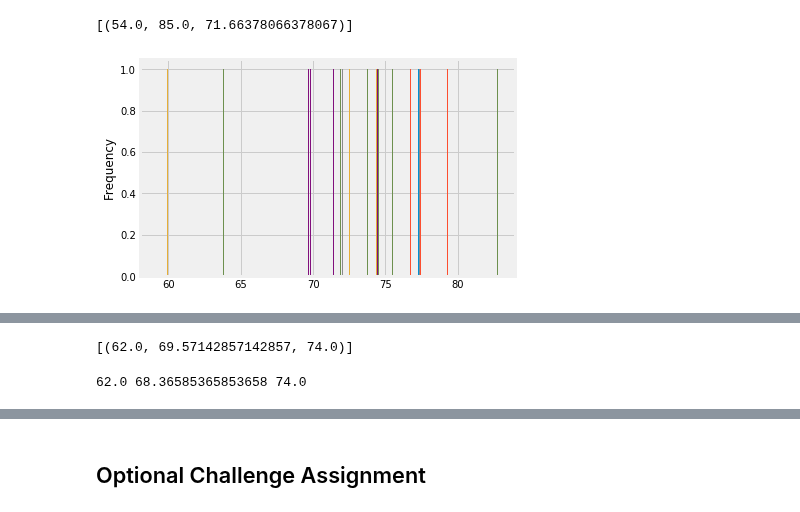
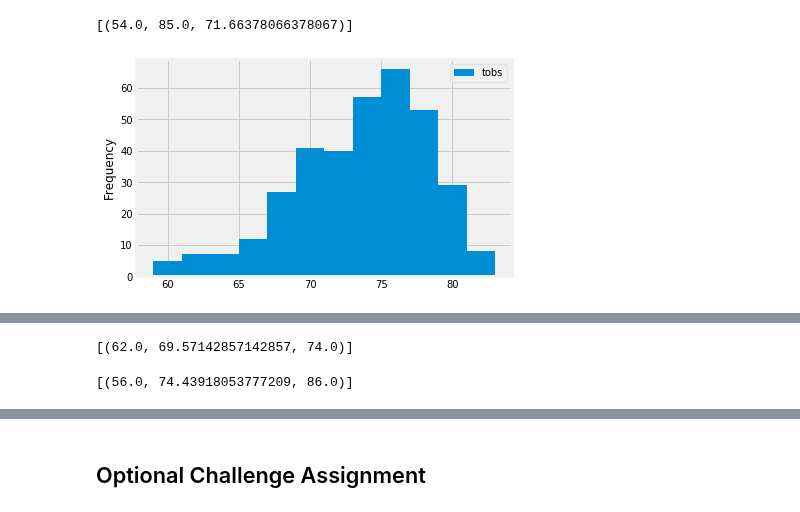
Before and after one commit to nagaraj9b/SQLAlchemy_homework, a Jupyter notebook: climate_starter.ipynb, the cells around one changed output, grey strips where cells are left out. Saved outputs shown, nothing was run; the diff lists cells and outputs as text; code cells hidden in the pictures.

```diff
--- a/climate_starter.ipynb
+++ b/climate_starter.ipynb
@@ -132,16 +133,16 @@ session.query(func.min(Measurement.tobs),func.max(Measurement.tobs),func.avg(Mea
 # %%
 # Choose the station with the highest number of temperature observations.
 # Query the last 12 months of temperature observation data for this station
 # and plot the results as a histogram
 
 USC00519281_temp = session.query(Measurement.tobs).\
     filter(Measurement.date > query_date).filter(Measurement.station == 'USC00519281') .all()
 USC00519281_df = pd.DataFrame(USC00519281_temp,columns=['tobs'])
-plt.hist(USC00519281_df,bins=12)
+USC00519281_df.plot.hist(bins=12)
 plt.ylabel('Frequency')
 plt.show()
 # %% [output]
-[figure, old version]
+[figure, new version]
 # %% [markdown]
 ![precipitation](Images/station-histogram.png)
 # %%
@@ -168,8 +169,15 @@ print(calc_temps('2012-02-28', '2012-03-05'))
 # %%
 # Use your previous function `calc_temps` to calculate the tmin, tavg, and tmax
 # for your trip using the previous year's data for those same dates.
+
+startdate = query_date
+enddate = startdate - dt.timedelta(days=365)
+
+
+calctemps_temp =calc_temps(enddate, startdate)
+calctemps_temp
 # %% [output]
-62.0 68.36585365853658 74.0
+[(56.0, 74.43918053777209, 86.0)]
 # %%
 # Plot the results from your previous query as a bar chart.
 # Use "Trip Avg Temp" as your Title
```
Also changed, not shown: parts of 5 cells of this notebook.
